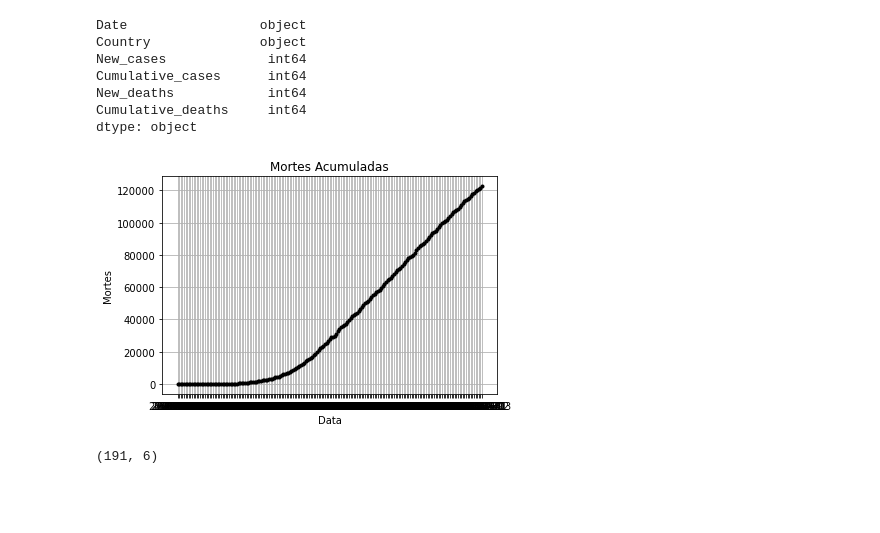
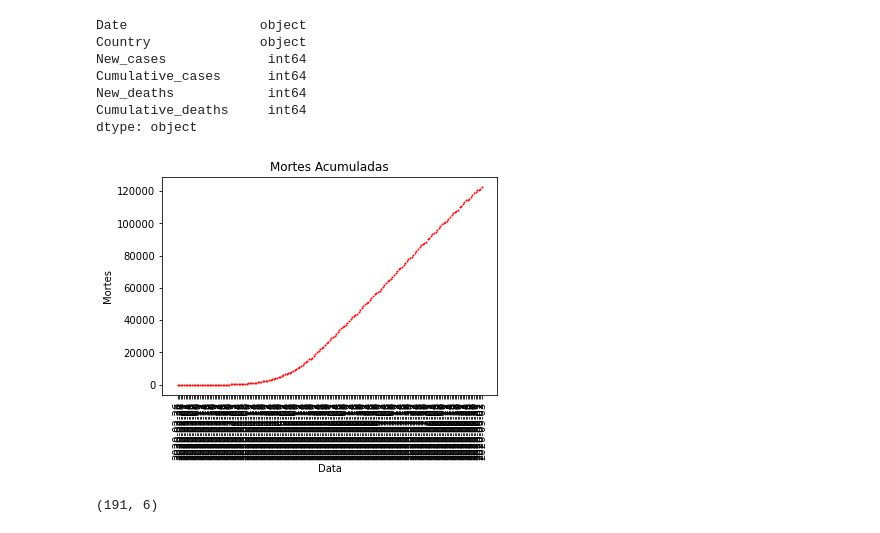
Before and after one commit to lucianogaldino/Analise-Covid19, a Jupyter notebook: Covid19.ipynb, the cells around one changed output. Cells and saved outputs as stored; diff of their text form; code cells hidden in the pictures; blank space fills up the shorter version.

```diff
--- a/Covid19.ipynb
+++ b/Covid19.ipynb
@@ -49,13 +50,13 @@ dtype: object
 # %%
 plt.figure()
 plt.xlabel('Data')
 plt.ylabel('Mortes')
 plt.title('Mortes Acumuladas')
-plt.plot(covid19.Date,covid19.Cumulative_deaths, 'k.')
-plt.grid(True)
+plt.scatter(covid19.Date,covid19.Cumulative_deaths, s = 1, c='red')
+plt.xticks(rotation = 90)
 plt.show()
 # %% [output]
-[figure, old version]
+[figure, new version]
 # %%
 covid19.shape
 # %% [output]
```
Also changed, not shown: parts of 31 cells of this notebook.
